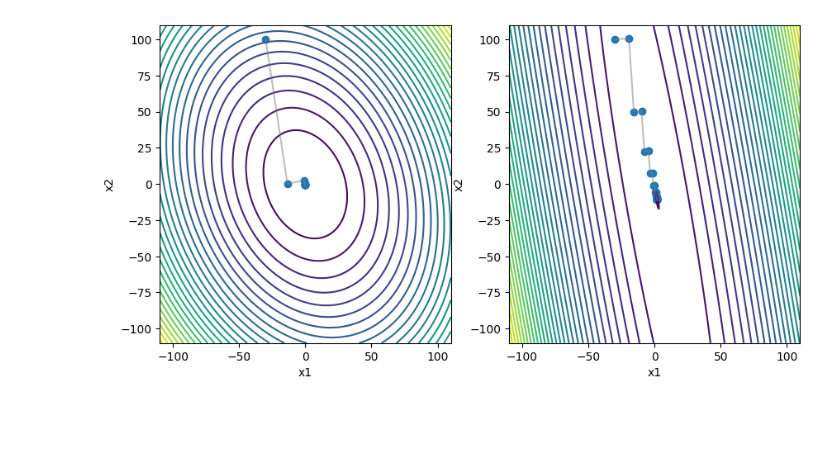
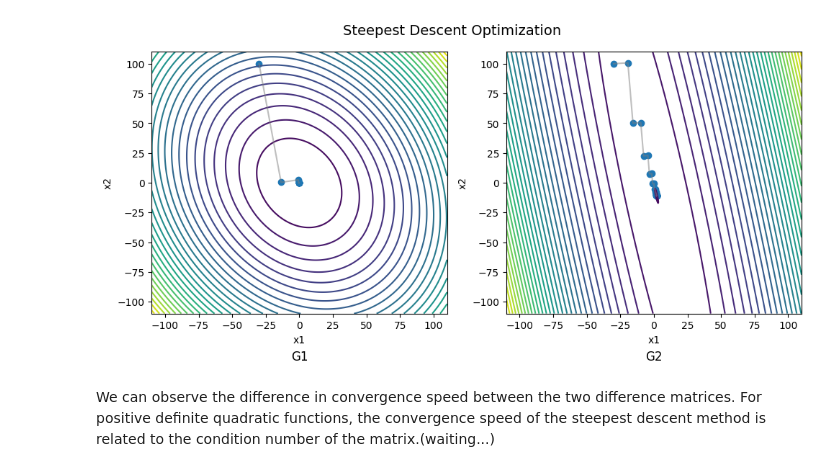
Before and after one commit to bchaoss/Numerical-Optimization, a Jupyter notebook: Code/02Steepest_descent.ipynb, the cells around one changed output. Saved outputs shown, nothing was run; the diff lists cells and outputs as text; code cells hidden in the pictures; blank space fills up the shorter version.

```diff
--- a/Code/02Steepest_descent.ipynb
+++ b/Code/02Steepest_descent.ipynb
@@ -106,0 +76,10 @@ while iter < 100:
+# %%
+b = array([2, 3])
+c = 10
+x0 = array([-30, 100])
+
+G1 = array([[21, 4], [4, 15]])
+path1 = steepest_descent(grad_f, G1, b, x0)
+# %%
+G2 = array([[21, 4], [4, 1]])
+path2 = steepest_descent(grad_f, G2, b, x0)
@@ -107,19 +104,28 @@ while iter < 100:
 # %%
+# visualization
+x1 = linspace(-110, 110, 1000)
+x2 = linspace(-110, 110, 1000)
+X1, X2 = np.meshgrid(x1, x2)
 fig, (ax1, ax2) = plt.subplots(ncols=2, figsize=(10, 5))
-ax1.contour(X1, X2, quadFun(G1, b, c, X1, X2), levels=30)
+
+ax1.contour(X1, X2, f(G1, b, c, X1, X2), levels=30)
 ax1.set_xlabel('x1')
 ax1.set_ylabel('x2')
-ax2.contour(X1, X2, quadFun(G2, b, c, X1, X2), levels=30)
+ax1.scatter(*zip(*path1), marker='o')
+ax1.plot(*zip(*path1), linestyle='-', color='gray', alpha=0.5)
+ax1.set_title('G1', y=-0.2)
+
+ax2.contour(X1, X2, f(G2, b, c, X1, X2), levels=30)
 ax2.set_xlabel('x1')
 ax2.set_ylabel('x2')
-
-
-ax1.scatter(*zip(*path1), marker='o')
-ax1.plot(*zip(*path1), linestyle='-', color='gray', alpha=0.5)
-
 ax2.scatter(*zip(*path2), marker='o')
 ax2.plot(*zip(*path2), linestyle='-', color='gray', alpha=0.5)
+ax2.set_title('G2', y=-0.2)
 
+fig.suptitle('Steepest Descent Optimization', fontsize=14)
+plt.tight_layout()
 plt.show()
 # %% [output]
-[figure, old version]
+[figure, new version]
+# %% [markdown]
+We can observe the difference in convergence speed between the two difference matrices. For positive definite quadratic functions, the convergence speed of the steepest descent method is related to the condition number of the matrix.(waiting...)
```
Also changed, not shown: parts of 7 cells of this notebook.
